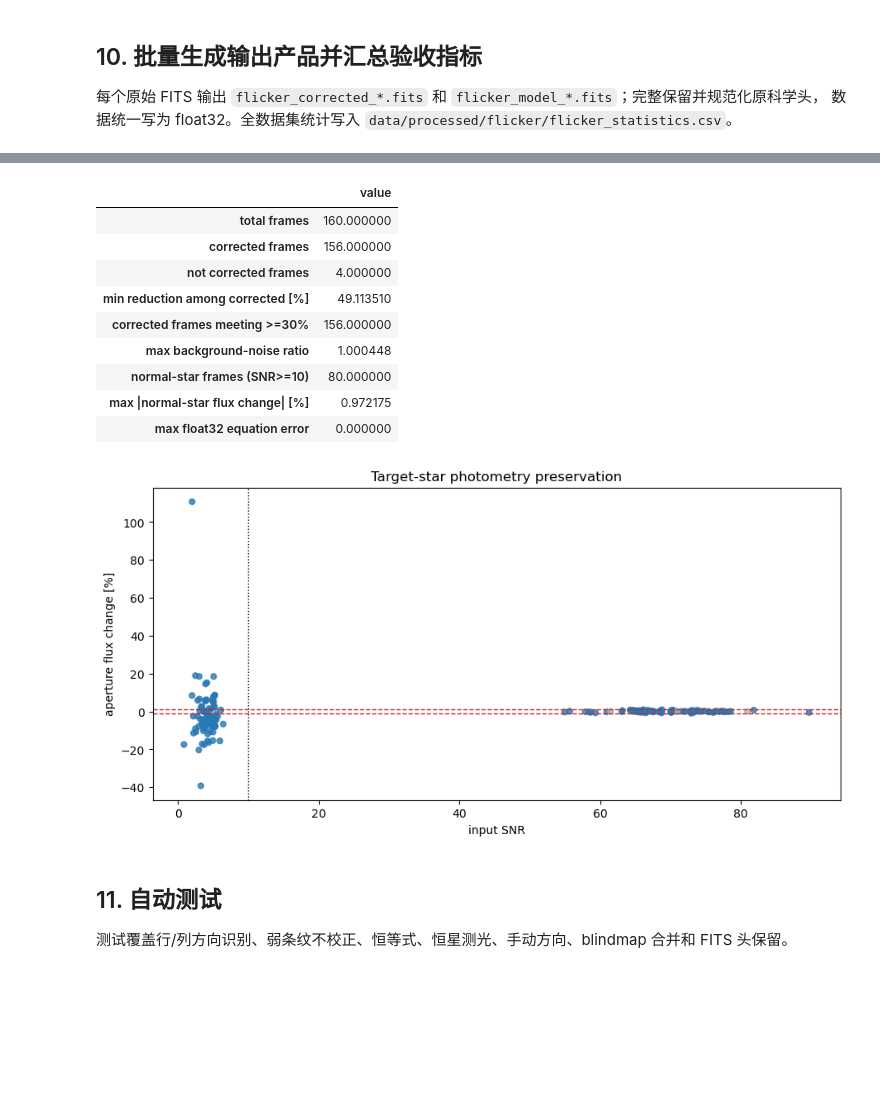
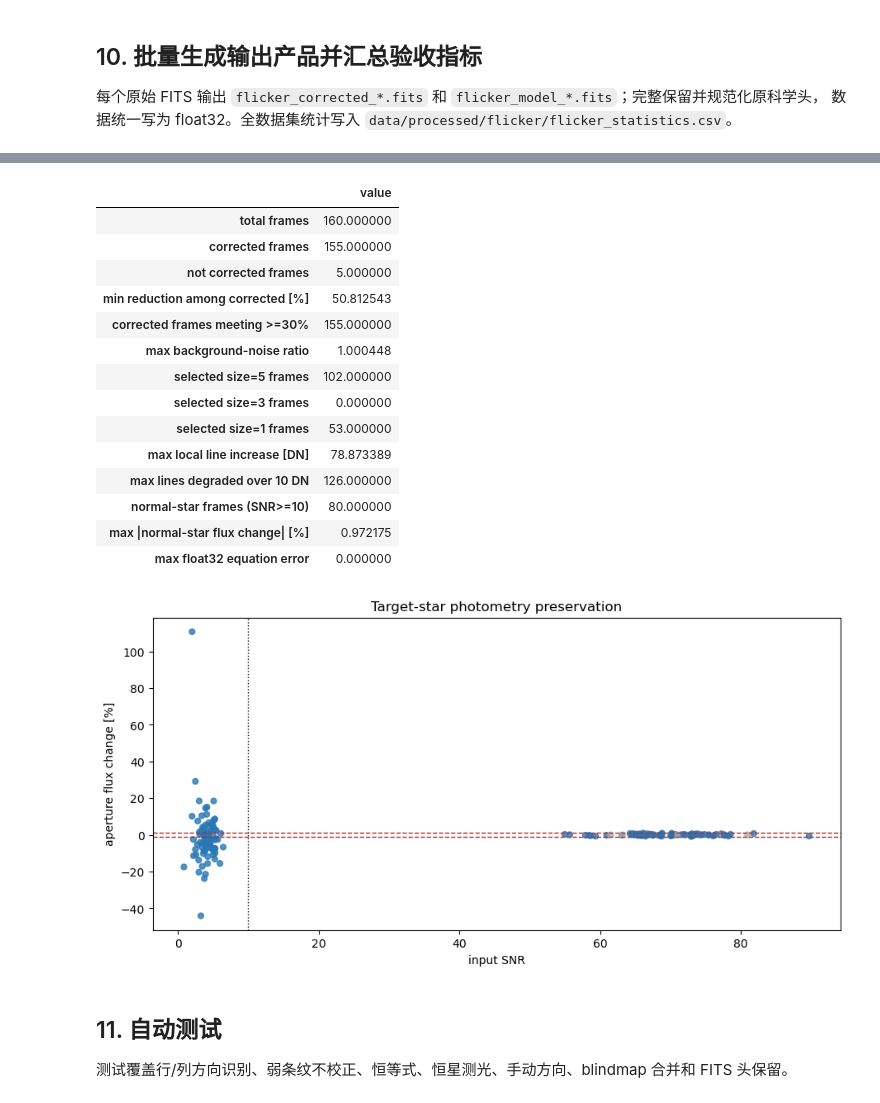
Before and after one commit to Icyhavoc/Astr_IR, a Jupyter notebook: notebooks/flicker/01_flicker_noise_correction.ipynb, the cells around one changed output, grey strips where cells are left out. Cells and saved outputs as stored; diff of their text form; code cells hidden in the pictures; blank space fills up the shorter version.

Commit message:
flicker update(local omplmization)

```diff
--- a/notebooks/flicker/01_flicker_noise_correction.ipynb
+++ b/notebooks/flicker/01_flicker_noise_correction.ipynb
@@ -261,33 +263,43 @@ display(stats.groupby(["sequence", "status"]).size().rename("frames").to_frame()
 # %%
 applied = stats[stats["applied"].astype(bool)]
 normal_stars = stats[stats["input_snr"] >= config.photometry_gate_snr]
 acceptance = pd.Series({
     "total frames": len(stats),
     "corrected frames": len(applied),
     "not corrected frames": len(stats) - len(applied),
     "min reduction among corrected [%]": 100 * applied["relative_reduction"].min(),
     "corrected frames meeting >=30%": int((applied["relative_reduction"] >= 0.30).sum()),
     "max background-noise ratio": applied["background_noise_ratio"].max(),
+    "selected size=5 frames": int((applied["selected_profile_smooth_size"] == 5).sum()),
+    "selected size=3 frames": int((applied["selected_profile_smooth_size"] == 3).sum()),
+    "selected size=1 frames": int((applied["selected_profile_smooth_size"] == 1).sum()),
+    "max local line increase [DN]": applied["local_max_increase_dn"].max(),
+    "max lines degraded over 10 DN": int(applied["local_worse_over_threshold_lines"].max()),
     "normal-star frames (SNR>=10)": len(normal_stars),
     "max |normal-star flux change| [%]": 100 * normal_stars["photometry_change_fraction"].abs().max(),
     "max float32 equation error": stats["equation_max_abs_error_float32"].max(),
 })
 display(acceptance.to_frame("value"))
 fig = plot_photometry_changes(stats, snr_min=config.photometry_gate_snr)
 save_figure(fig, FIGURE_ROOT / "09_all_frame_photometry.png")
 plt.show()
 # %% [output]
 |  | value |
 | total frames | 160.000000 |
-| corrected frames | 156.000000 |
-| not corrected frames | 4.000000 |
-| min reduction among corrected [%] | 49.113510 |
-| corrected frames meeting >=30% | 156.000000 |
+| corrected frames | 155.000000 |
+| not corrected frames | 5.000000 |
+| min reduction among corrected [%] | 50.812543 |
+| corrected frames meeting >=30% | 155.000000 |
 | max background-noise ratio | 1.000448 |
+| selected size=5 frames | 102.000000 |
+| selected size=3 frames | 0.000000 |
+| selected size=1 frames | 53.000000 |
+| max local line increase [DN] | 78.873389 |
+| max lines degraded over 10 DN | 126.000000 |
 | normal-star frames (SNR>=10) | 80.000000 |
 | max |normal-star flux change| [%] | 0.972175 |
 | max float32 equation error | 0.000000 |
-[figure, old version]
+[figure, new version]
 # %% [markdown]
 ## 11. 自动测试
 
```
Also changed, not shown: parts of 5 cells of this notebook, 13 other files.
